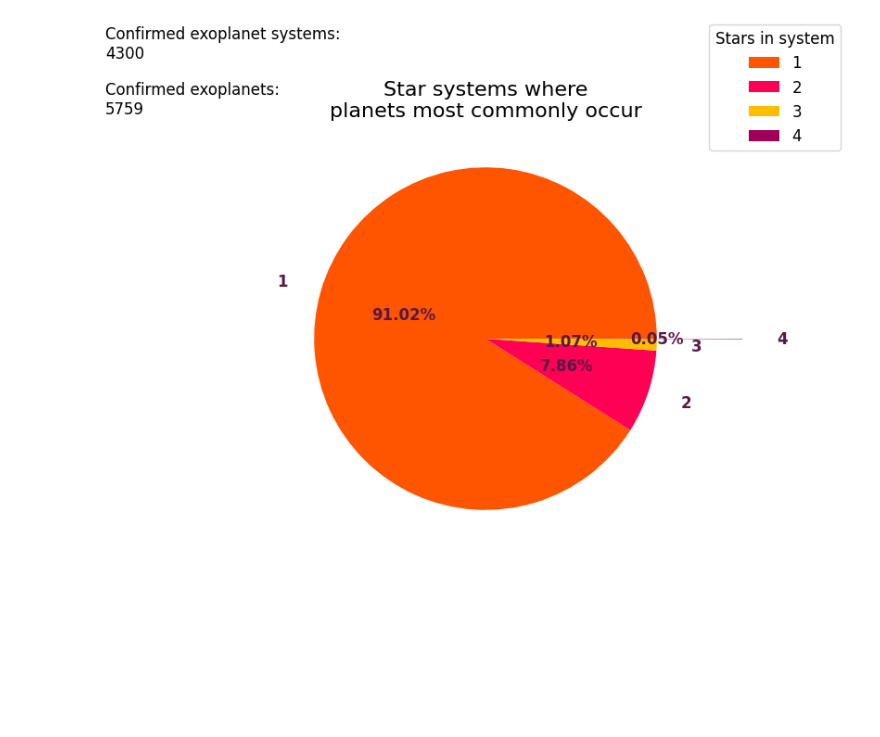
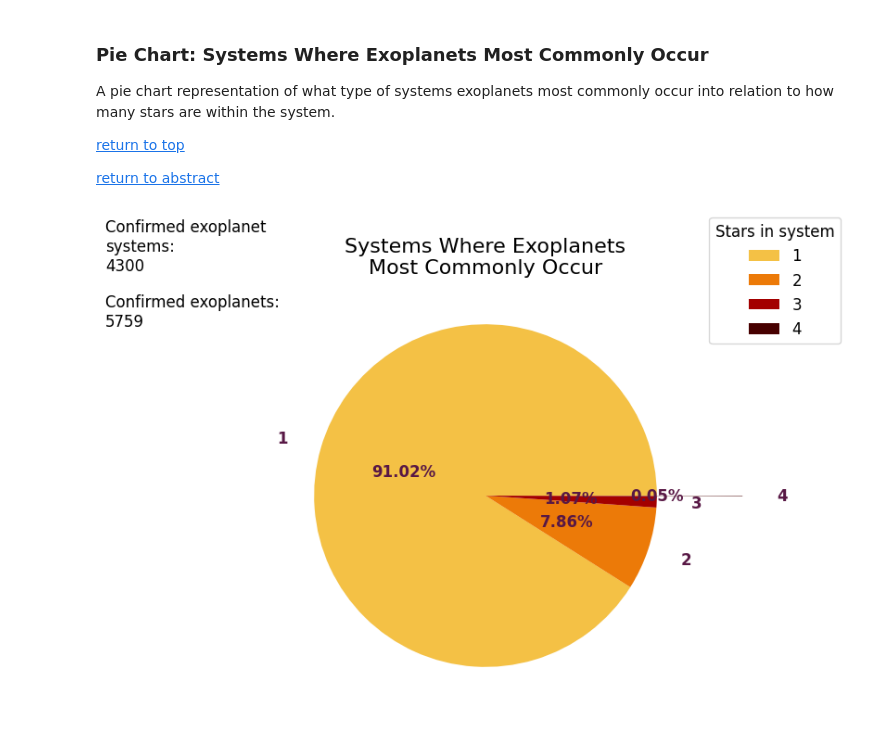
Before and after one commit to rachaellampardfrance/Exoplanetary_Systems, a Jupyter notebook: exoplanet_data.ipynb, the cells around one changed output. Cells and saved outputs as stored; diff of their text form; code cells hidden in the pictures; blank space fills up the shorter version.

Commit message:
Update exoplanet_data.ipynb: + add annotations to supporting markdown sections and markdown links + add save figures for plots

```diff
--- a/exoplanet_data.ipynb
+++ b/exoplanet_data.ipynb
@@ -96,4 +242,4 @@ stellar_hosts.to_csv('stellar_hosts.csv', index=False)
 # %%
 # create pandas dataframe
-stellar_df = pd.DataFrame(stellar_hosts)
-print(stellar_df)
+system_df = pd.DataFrame(stellar_hosts)
+print(system_df)
@@ -115,10 +246,10 @@ print(stellar_df)
 # %%
 # group df by sy_snum size all instances of the same star count are combined
 # this allows us to see the occurance of systems that contain any amount of planets
-observation_by_stars = stellar_df.groupby('sy_snum').size()
-# see df
-print(observation_by_stars)
-# see df index values
-print(observation_by_stars.index.values)
+star_srs = system_df.groupby('sy_snum').size()
+# see the series
+print(star_srs)
+# see series index values
+print(star_srs.index.values)
 # see sum of data
-print(observation_by_stars.sum())
+print(star_srs.sum())
@@ -165,43 +297,60 @@ Name: 3, dtype: int64
+# %% [markdown]
+<a id='pie_sys_exoplanet_occurance'></a>
+
+### Pie Chart: Systems Where Exoplanets Most Commonly Occur
+
+A pie chart representation of what type of systems exoplanets most commonly occur into relation to how many stars are within the system.
+
+[return to top](#table_of_contents)
+
+[return to abstract](#abstract)
 # %%
 # create figure for chart and text to display on
 fig, ax = plt.subplots(figsize=(8, 6))
 # Array of the dataframe index == star count for the legend
-labels = observation_by_stars.index.values
+labels = star_srs.index.values
 # explode hard to see data
 explode = (0, 0, 0, 0.5)
-colors = ['#ff5400', '#ff0054', '#ffbd00', '#9e0059']
 
 # create pie chart
 ax.pie(
-    observation_by_stars,
-    colors=colors,
+    star_srs,
+    colors=star_colors,
     explode=explode,
     labels=labels,
     autopct='%1.2f%%',
     pctdistance=0.5,
     labeldistance=1.2,
-    textprops={'size' : 'large', 'color': '#581845', 'weight': 'bold'}
+    textprops={
+        'size' : 'large',
+        'color': '#581845',
+        'weight': 'bold'}
 )
 
+# plt_title = "Star systems where\nexoplanets most commonly occur"
+plt_title = "Systems Where Exoplanets\nMost Commonly Occur"
 ax.set_title(
-    "Star systems where\nplanets most commonly occur",
+    plt_title,
     fontsize=16
     )
 
 # allow legend to be set to fig not ax
 fig.legend(
     labels,
     title="Stars in system",
-    title_fontsize=12, loc=1,
+    title_fontsize=12,
+    loc=1,
     fontsize=12
     )
 
 # print count of rows from cleaned data as it will match systems with confirmed exoplanets
-text1 = f"Confirmed exoplanet systems:\n{stellar_df['sy_pnum'].count()}"
+text1 = f"Confirmed exoplanet\nsystems:\n{system_df['sy_pnum'].count()}"
 # print sum of system planets column as all values will match the total amount of exoplanets
-text2 = f"Confirmed exoplanets:\n{stellar_df['sy_pnum'].sum()}"
-fig.text(0, 1, text1, size=12)
-fig.text(0, 0.9, text2, size=12)
+text2 = f"Confirmed exoplanets:\n{system_df['sy_pnum'].sum()}"
+fig.text(0, 0.9, text1, size=12)
+fig.text(0, 0.8, text2, size=12)
+
+fig.savefig("systems_where_explanets_most_commonly_occur.png")
 plt.show()
 # %% [output]
-[figure, old version]
+[figure, new version]
```
Also changed, not shown: parts of 50 cells of this notebook.
